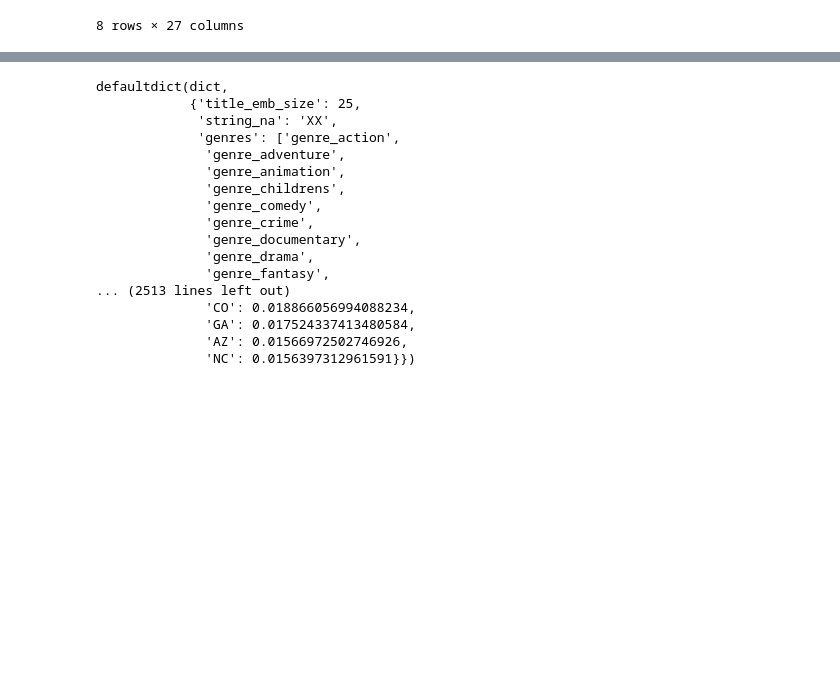
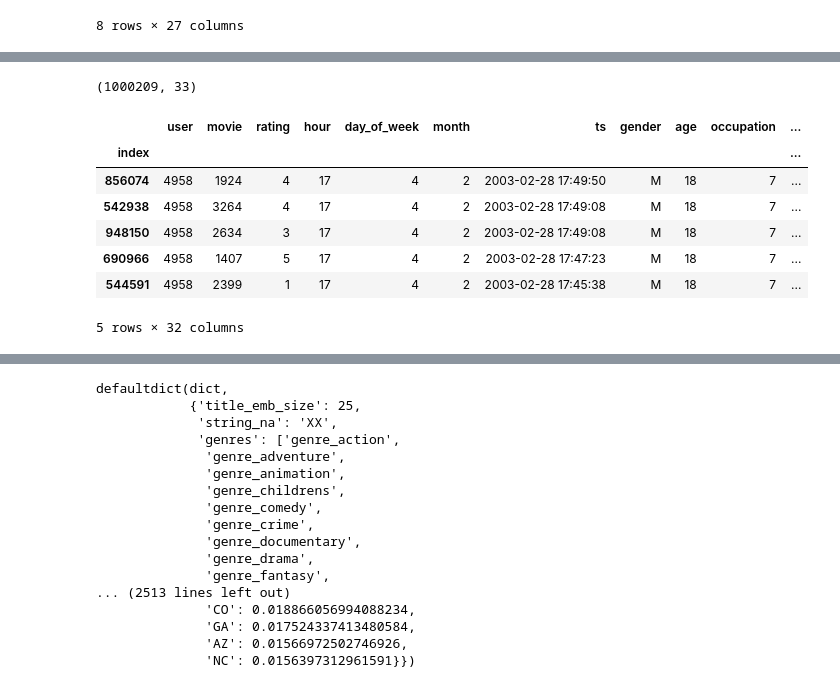
Before and after one commit to chris-santiago/liveProject-deepRecommender, a Jupyter notebook: notebooks/pt_1_3.ipynb, the cells around one changed output, grey strips where cells are left out. Cells and saved outputs as stored; diff of their text form; code cells hidden in the pictures; blank space fills up the shorter version.

```diff
--- a/notebooks/pt_1_3.ipynb
+++ b/notebooks/pt_1_3.ipynb
@@ -123,6 +134,10 @@ Index(['user', 'movie', 'rating', 'hour', 'day_of_week', 'month', 'gender',
        'genre_mystery', 'genre_romance', 'genre_scifi', 'genre_thriller',
        'genre_war', 'genre_western'],
       dtype='object')
+# %%
+data.shape
+# %% [output]
+(1000209, 33)
 # %%
 drop_cols = ['zip']
 for col in drop_cols:
@@ -131,6 +146,17 @@ for col in drop_cols:
     except KeyError:
         print(f'Column {col} already dropped.')
         pass
+# %%
+data.sort_values('ts', ascending=False).head()
+# %% [output]
+|  | user | movie | rating | hour | day_of_week | month | ts | gender | age | occupation | ... |
+| index |  |  |  |  |  |  |  |  |  |  | ... |
+| 856074 | 4958 | 1924 | 4 | 17 | 4 | 2 | 2003-02-28 17:49:50 | M | 18 | 7 | ... |
+| 542938 | 4958 | 3264 | 4 | 17 | 4 | 2 | 2003-02-28 17:49:08 | M | 18 | 7 | ... |
+| 948150 | 4958 | 2634 | 3 | 17 | 4 | 2 | 2003-02-28 17:49:08 | M | 18 | 7 | ... |
+| 690966 | 4958 | 1407 | 5 | 17 | 4 | 2 | 2003-02-28 17:47:23 | M | 18 | 7 | ... |
+| 544591 | 4958 | 2399 | 1 | 17 | 4 | 2 | 2003-02-28 17:45:38 | M | 18 | 7 | ... |
+5 rows × 32 columns
 # %%
 model = api.load("glove-twitter-25")
 final = preprocess(data, model)
```
Also changed, not shown: parts of 7 cells of this notebook, 3 other files.
